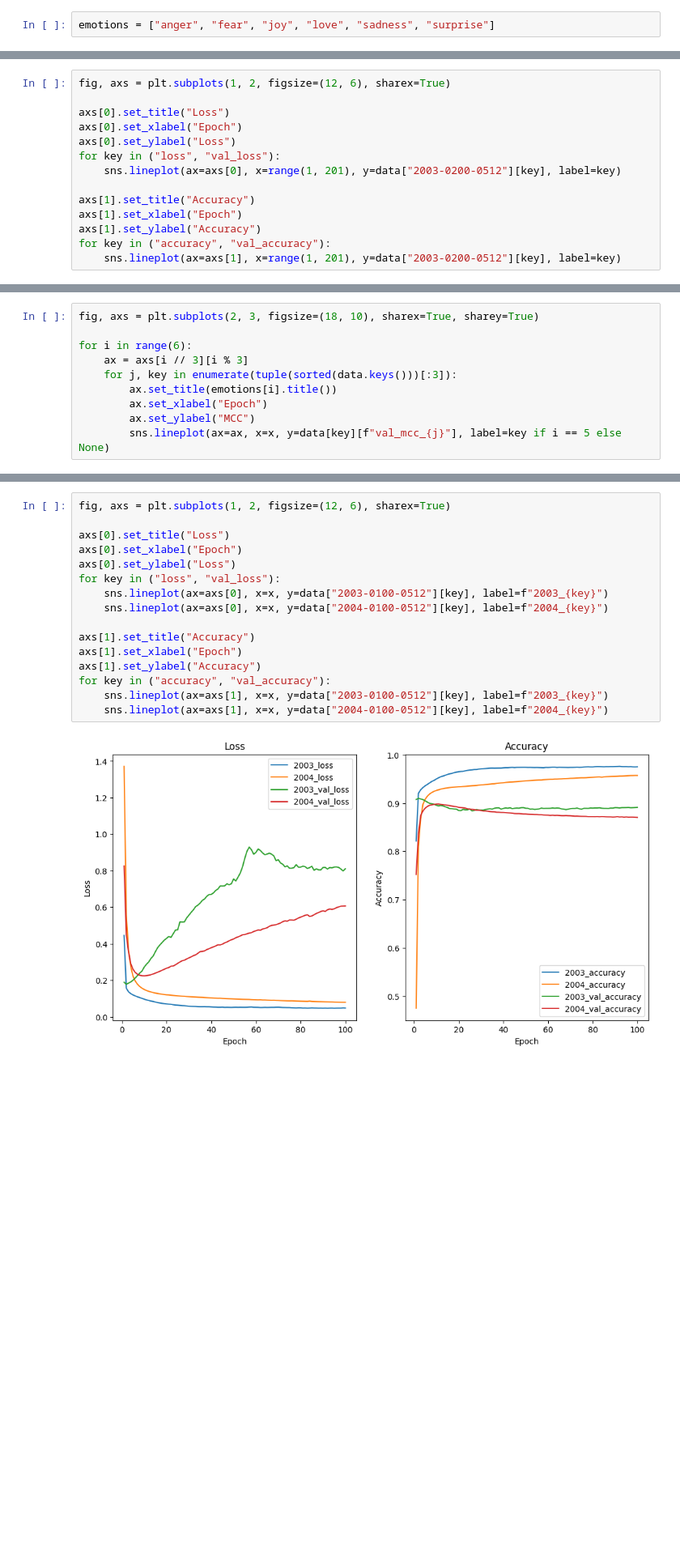
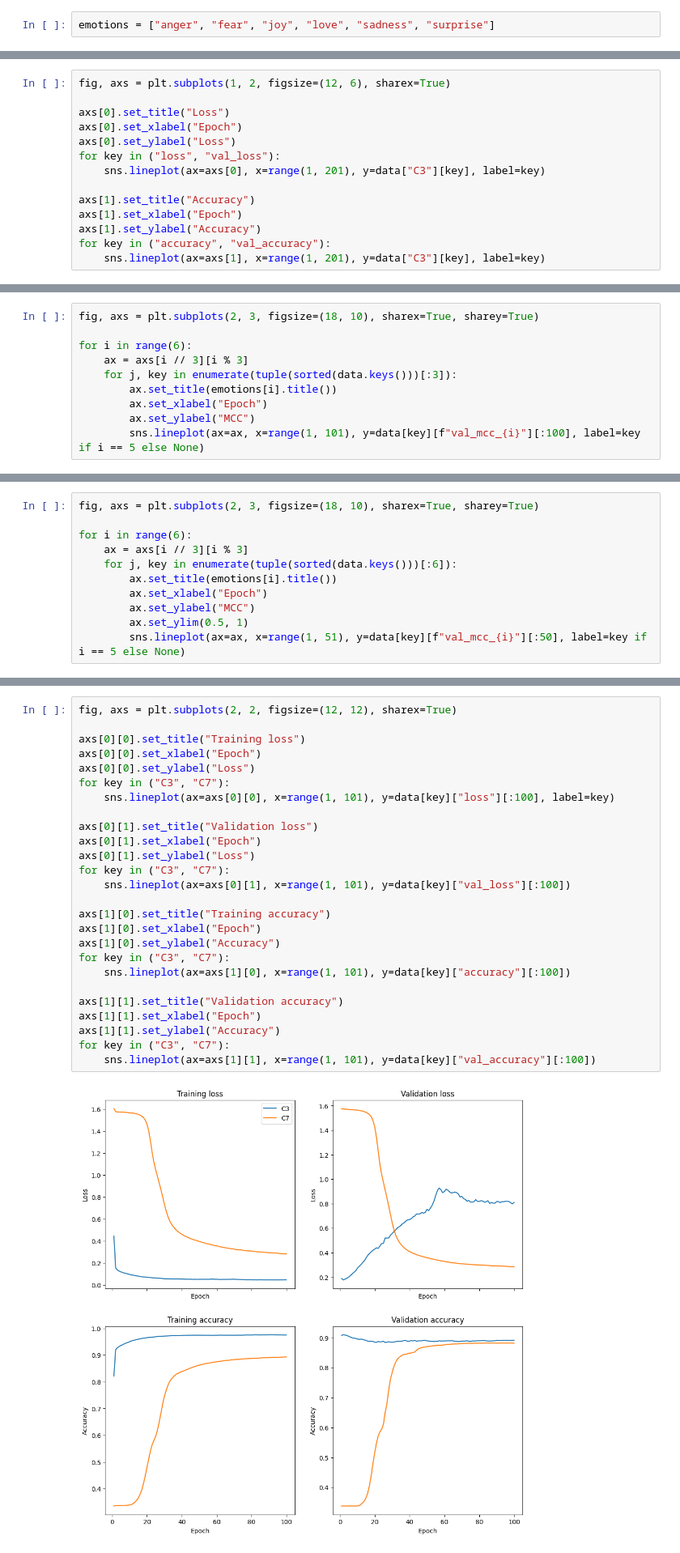
Before and after one commit to parafoxia/decks, a Jupyter notebook: eval_net.ipynb, the cells around one changed output, grey strips where cells are left out. Shown at 81% size. Drawn from its saved outputs; the diff is of its cells as text; blank space fills up the shorter version.

```diff
--- a/eval_net.ipynb
+++ b/eval_net.ipynb
@@ -90,13 +98,13 @@ axs[0].set_title("Loss")
 axs[0].set_xlabel("Epoch")
 axs[0].set_ylabel("Loss")
 for key in ("loss", "val_loss"):
-    sns.lineplot(ax=axs[0], x=range(1, 201), y=data["2003-0200-0512"][key], label=key)
+    sns.lineplot(ax=axs[0], x=range(1, 201), y=data["C3"][key], label=key)
 
 axs[1].set_title("Accuracy")
 axs[1].set_xlabel("Epoch")
 axs[1].set_ylabel("Accuracy")
 for key in ("accuracy", "val_accuracy"):
-    sns.lineplot(ax=axs[1], x=range(1, 201), y=data["2003-0200-0512"][key], label=key)
+    sns.lineplot(ax=axs[1], x=range(1, 201), y=data["C3"][key], label=key)
 # %% [output]
 [figure]
 # %%
@@ -108,5 +116,5 @@ for i in range(6):
         ax.set_title(emotions[i].title())
         ax.set_xlabel("Epoch")
         ax.set_ylabel("MCC")
-        sns.lineplot(ax=ax, x=x, y=data[key][f"val_mcc_{j}"], label=key if i == 5 else None)
+        sns.lineplot(ax=ax, x=range(1, 101), y=data[key][f"val_mcc_{i}"][:100], label=key if i == 5 else None)
 # %% [output]
@@ -113,0 +150,11 @@ for i in range(6):
+# %%
+fig, axs = plt.subplots(2, 3, figsize=(18, 10), sharex=True, sharey=True)
+
+for i in range(6):
+    ax = axs[i // 3][i % 3]
+    for j, key in enumerate(tuple(sorted(data.keys()))[:6]):
+        ax.set_title(emotions[i].title())
+        ax.set_xlabel("Epoch")
+        ax.set_ylabel("MCC")
+        ax.set_ylim(0.5, 1)
+        sns.lineplot(ax=ax, x=range(1, 51), y=data[key][f"val_mcc_{i}"][:50], label=key if i == 5 else None)
@@ -114,18 +191,28 @@ for i in range(6):
 # %%
-fig, axs = plt.subplots(1, 2, figsize=(12, 6), sharex=True)
+fig, axs = plt.subplots(2, 2, figsize=(12, 12), sharex=True)
 
-axs[0].set_title("Loss")
-axs[0].set_xlabel("Epoch")
-axs[0].set_ylabel("Loss")
-for key in ("loss", "val_loss"):
-    sns.lineplot(ax=axs[0], x=x, y=data["2003-0100-0512"][key], label=f"2003_{key}")
-    sns.lineplot(ax=axs[0], x=x, y=data["2004-0100-0512"][key], label=f"2004_{key}")
+axs[0][0].set_title("Training loss")
+axs[0][0].set_xlabel("Epoch")
+axs[0][0].set_ylabel("Loss")
+for key in ("C3", "C7"):
+    sns.lineplot(ax=axs[0][0], x=range(1, 101), y=data[key]["loss"][:100], label=key)
 
-axs[1].set_title("Accuracy")
-axs[1].set_xlabel("Epoch")
-axs[1].set_ylabel("Accuracy")
-for key in ("accuracy", "val_accuracy"):
-    sns.lineplot(ax=axs[1], x=x, y=data["2003-0100-0512"][key], label=f"2003_{key}")
-    sns.lineplot(ax=axs[1], x=x, y=data["2004-0100-0512"][key], label=f"2004_{key}")
+axs[0][1].set_title("Validation loss")
+axs[0][1].set_xlabel("Epoch")
+axs[0][1].set_ylabel("Loss")
+for key in ("C3", "C7"):
+    sns.lineplot(ax=axs[0][1], x=range(1, 101), y=data[key]["val_loss"][:100])
+
+axs[1][0].set_title("Training accuracy")
+axs[1][0].set_xlabel("Epoch")
+axs[1][0].set_ylabel("Accuracy")
+for key in ("C3", "C7"):
+    sns.lineplot(ax=axs[1][0], x=range(1, 101), y=data[key]["accuracy"][:100])
+
+axs[1][1].set_title("Validation accuracy")
+axs[1][1].set_xlabel("Epoch")
+axs[1][1].set_ylabel("Accuracy")
+for key in ("C3", "C7"):
+    sns.lineplot(ax=axs[1][1], x=range(1, 101), y=data[key]["val_accuracy"][:100])
 # %% [output]
-[figure, old version]
+[figure, new version]
```
Also changed, not shown: parts of 14 cells of this notebook, 1 other file.
